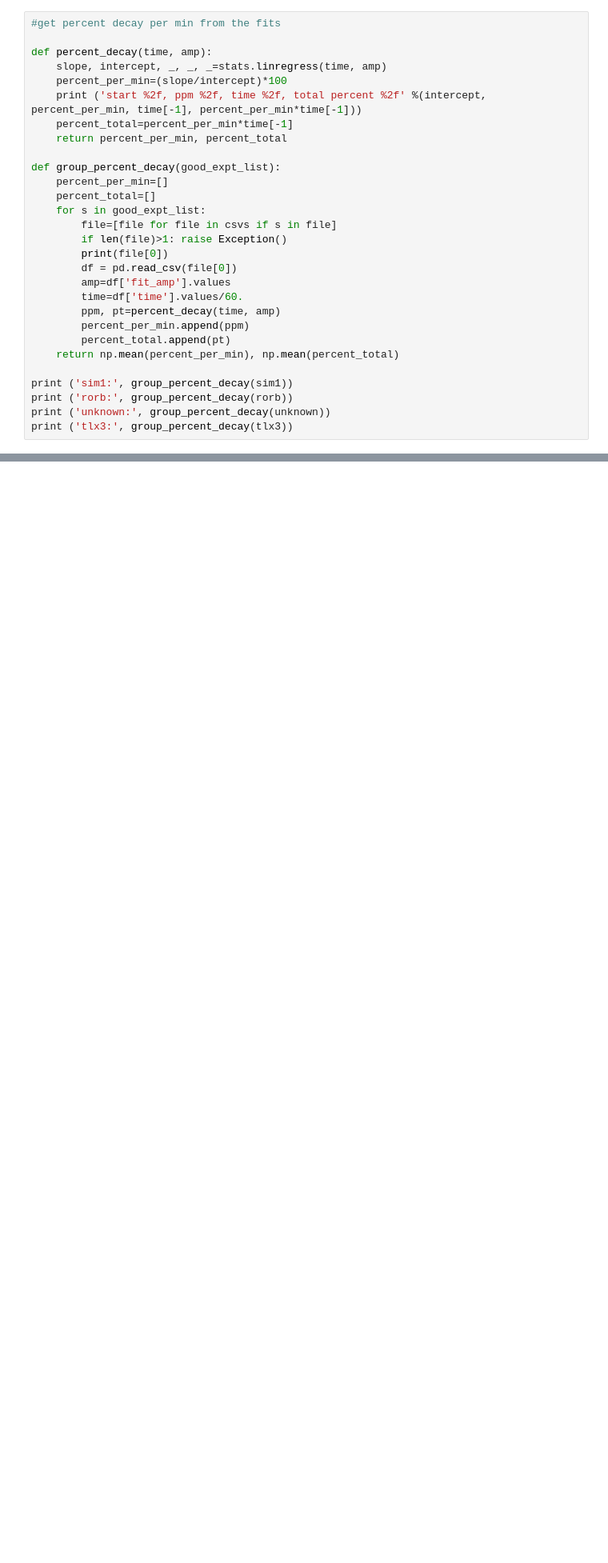
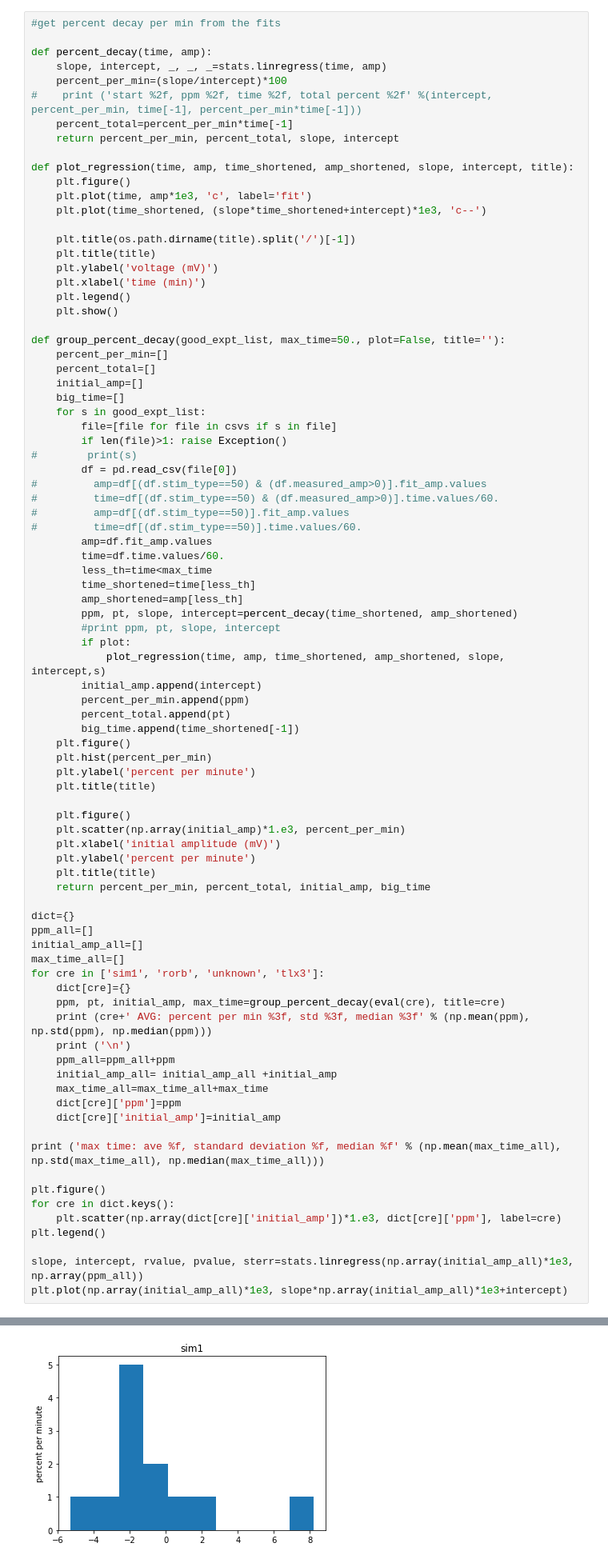
Before and after one commit to corinneteeter/multipatch_analysis, a Jupyter notebook: analyses/analyze_rundown.ipynb, the cells around one changed output, grey strips where cells are left out. Shown at 80% size. Saved outputs shown, nothing was run; the diff lists cells and outputs as text; blank space fills up the shorter version.

```diff
--- a/analyses/analyze_rundown.ipynb
+++ b/analyses/analyze_rundown.ipynb
@@ -103,27 +102,83 @@ rorb=['1523470754.85_3_4_rorb_rorb',
 def percent_decay(time, amp):
     slope, intercept, _, _, _=stats.linregress(time, amp)
     percent_per_min=(slope/intercept)*100
-    print ('start %2f, ppm %2f, time %2f, total percent %2f' %(intercept, percent_per_min, time[-1], percent_per_min*time[-1]))
+#    print ('start %2f, ppm %2f, time %2f, total percent %2f' %(intercept, percent_per_min, time[-1], percent_per_min*time[-1]))
     percent_total=percent_per_min*time[-1]
-    return percent_per_min, percent_total
+    return percent_per_min, percent_total, slope, intercept
 
-def group_percent_decay(good_expt_list):
+def plot_regression(time, amp, time_shortened, amp_shortened, slope, intercept, title):
+    plt.figure()
+    plt.plot(time, amp*1e3, 'c', label='fit')
+    plt.plot(time_shortened, (slope*time_shortened+intercept)*1e3, 'c--')
+
+    plt.title(os.path.dirname(title).split('/')[-1])
+    plt.title(title)
+    plt.ylabel('voltage (mV)')
+    plt.xlabel('time (min)')
+    plt.legend()
+    plt.show()
+
+def group_percent_decay(good_expt_list, max_time=50., plot=False, title=''):
     percent_per_min=[]
     percent_total=[]
+    initial_amp=[]
+    big_time=[]
     for s in good_expt_list:
         file=[file for file in csvs if s in file]
         if len(file)>1: raise Exception()
-        print(file[0])
+#        print(s)
         df = pd.read_csv(file[0])
-        amp=df['fit_amp'].values
-        time=df['time'].values/60.
-        ppm, pt=percent_decay(time, amp)
+#         amp=df[(df.stim_type==50) & (df.measured_amp>0)].fit_amp.values
+#         time=df[(df.stim_type==50) & (df.measured_amp>0)].time.values/60.
+#         amp=df[(df.stim_type==50)].fit_amp.values
+#         time=df[(df.stim_type==50)].time.values/60.
+        amp=df.fit_amp.values
+        time=df.time.values/60.
+        less_th=time<max_time
+        time_shortened=time[less_th]
+        amp_shortened=amp[less_th]
+        ppm, pt, slope, intercept=percent_decay(time_shortened, amp_shortened)
+        #print ppm, pt, slope, intercept
+        if plot:
+            plot_regression(time, amp, time_shortened, amp_shortened, slope, intercept,s)
+        initial_amp.append(intercept)
         percent_per_min.append(ppm)
         percent_total.append(pt)
-    return np.mean(percent_per_min), np.mean(percent_total)
+        big_time.append(time_shortened[-1])
+    plt.figure()
+    plt.hist(percent_per_min)
+    plt.ylabel('percent per minute')
+    plt.title(title)
 
-print ('sim1:', group_percent_decay(sim1))
-print ('rorb:', group_percent_decay(rorb))
-print ('unknown:', group_percent_decay(unknown))
-print ('tlx3:', group_percent_decay(tlx3))
+    plt.figure()
+    plt.scatter(np.array(initial_amp)*1.e3, percent_per_min)
+    plt.xlabel('initial amplitude (mV)')
+    plt.ylabel('percent per minute')
+    plt.title(title)
+    return percent_per_min, percent_total, initial_amp, big_time
+
+dict={}
+ppm_all=[]
+initial_amp_all=[]
+max_time_all=[]
+for cre in ['sim1', 'rorb', 'unknown', 'tlx3']:
+    dict[cre]={}
+    ppm, pt, initial_amp, max_time=group_percent_decay(eval(cre), title=cre)
+    print (cre+' AVG: percent per min %3f, std %3f, median %3f' % (np.mean(ppm), np.std(ppm), np.median(ppm)))
+    print ('\n')
+    ppm_all=ppm_all+ppm
+    initial_amp_all= initial_amp_all +initial_amp
+    max_time_all=max_time_all+max_time
+    dict[cre]['ppm']=ppm
+    dict[cre]['initial_amp']=initial_amp
+
+print ('max time: ave %f, standard deviation %f, median %f' % (np.mean(max_time_all), np.std(max_time_all), np.median(max_time_all)))
+
+plt.figure()
+for cre in dict.keys():
+    plt.scatter(np.array(dict[cre]['initial_amp'])*1.e3, dict[cre]['ppm'], label=cre)
+plt.legend()
+
+slope, intercept, rvalue, pvalue, sterr=stats.linregress(np.array(initial_amp_all)*1e3, np.array(ppm_all))
+plt.plot(np.array(initial_amp_all)*1e3, slope*np.array(initial_amp_all)*1e3+intercept)
 # %% [output]
@@ -146,0 +199 @@ start 0.000295, ppm 3.119318, time 13.400521, total percent 41.800482
+[figure, added]
```
Also changed, not shown: parts of 7 cells of this notebook, 1 other file.
